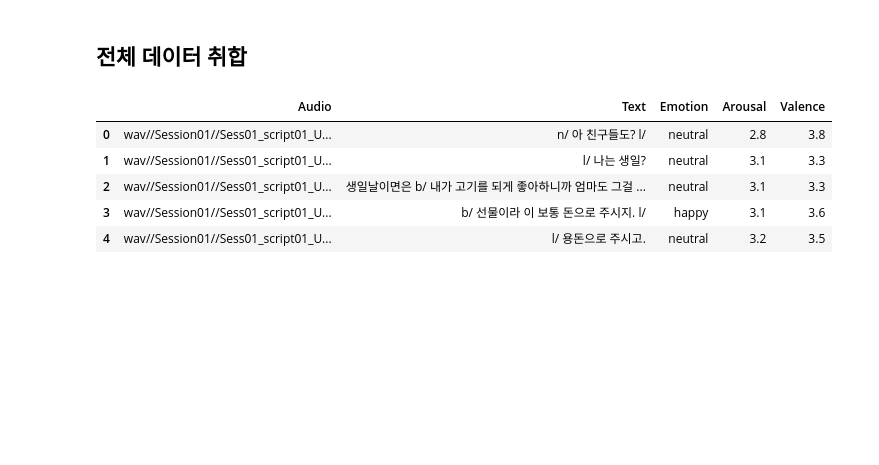
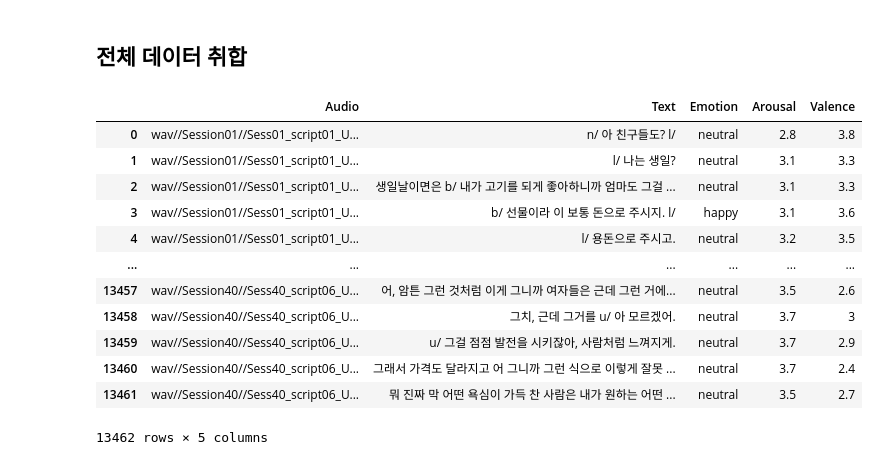
Before and after one commit to qlstn9150/ERC, a Jupyter notebook: 1.data_class.ipynb, the cells around one changed output. Saved outputs shown, nothing was run; the diff lists cells and outputs as text; code cells hidden in the pictures; blank space fills up the shorter version.

```diff
--- a/1.data_class.ipynb
+++ b/1.data_class.ipynb
@@ -90,15 +75,22 @@ for i in tqdm(range(total.shape[0])):
     total.iloc[i, 2] = sess_df[sess_df['Segment ID'] == file_name].iloc[0, 4]
     total.iloc[i, 3] = sess_df[sess_df['Segment ID'] == file_name].iloc[0, 6]
     total.iloc[i, 4] = sess_df[sess_df['Segment ID'] == file_name].iloc[0, 5]
-
-total.head()
-# %% [output]
-|  | Audio | Text | Emotion | Arousal | Valence |
-| 0 | wav//Session01//Sess01_script01_U... | n/ 아 친구들도? l/ | neutral | 2.8 | 3.8 |
-| 1 | wav//Session01//Sess01_script01_U... | l/ 나는 생일? | neutral | 3.1 | 3.3 |
-| 2 | wav//Session01//Sess01_script01_U... | 생일날이면은 b/ 내가 고기를 되게 좋아하니까 엄마도 그걸 ... | neutral | 3.1 | 3.3 |
-| 3 | wav//Session01//Sess01_script01_U... | b/ 선물이라 이 보통 돈으로 주시지. l/ | happy | 3.1 | 3.6 |
-| 4 | wav//Session01//Sess01_script01_U... | l/ 용돈으로 주시고. | neutral | 3.2 | 3.5 |
+# %%
+total
+# %% [output]
+|  | Audio | Text | Emotion | Arousal | Valence |
+| 0 | wav//Session01//Sess01_script01_U... | n/ 아 친구들도? l/ | neutral | 2.8 | 3.8 |
+| 1 | wav//Session01//Sess01_script01_U... | l/ 나는 생일? | neutral | 3.1 | 3.3 |
+| 2 | wav//Session01//Sess01_script01_U... | 생일날이면은 b/ 내가 고기를 되게 좋아하니까 엄마도 그걸 ... | neutral | 3.1 | 3.3 |
+| 3 | wav//Session01//Sess01_script01_U... | b/ 선물이라 이 보통 돈으로 주시지. l/ | happy | 3.1 | 3.6 |
+| 4 | wav//Session01//Sess01_script01_U... | l/ 용돈으로 주시고. | neutral | 3.2 | 3.5 |
+| ... | ... | ... | ... | ... | ... |
+| 13457 | wav//Session40//Sess40_script06_U... | 어, 암튼 그런 것처럼 이게 그니까 여자들은 근데 그런 거에... | neutral | 3.5 | 2.6 |
+| 13458 | wav//Session40//Sess40_script06_U... | 그치, 근데 그거를 u/ 아 모르겠어. | neutral | 3.7 | 3 |
+| 13459 | wav//Session40//Sess40_script06_U... | u/ 그걸 점점 발전을 시키잖아, 사람처럼 느껴지게. | neutral | 3.7 | 2.9 |
+| 13460 | wav//Session40//Sess40_script06_U... | 그래서 가격도 달라지고 어 그니까 그런 식으로 이렇게 잘못 ... | neutral | 3.7 | 2.4 |
+| 13461 | wav//Session40//Sess40_script06_U... | 뭐 진짜 막 어떤 욕심이 가득 찬 사람은 내가 원하는 어떤 ... | neutral | 3.5 | 2.7 |
+13462 rows × 5 columns
 # %%
 for i in range(total.shape[0]):
     text = total.iloc[i, 1]
```
Also changed, not shown: parts of 16 cells of this notebook, 1 other file.
